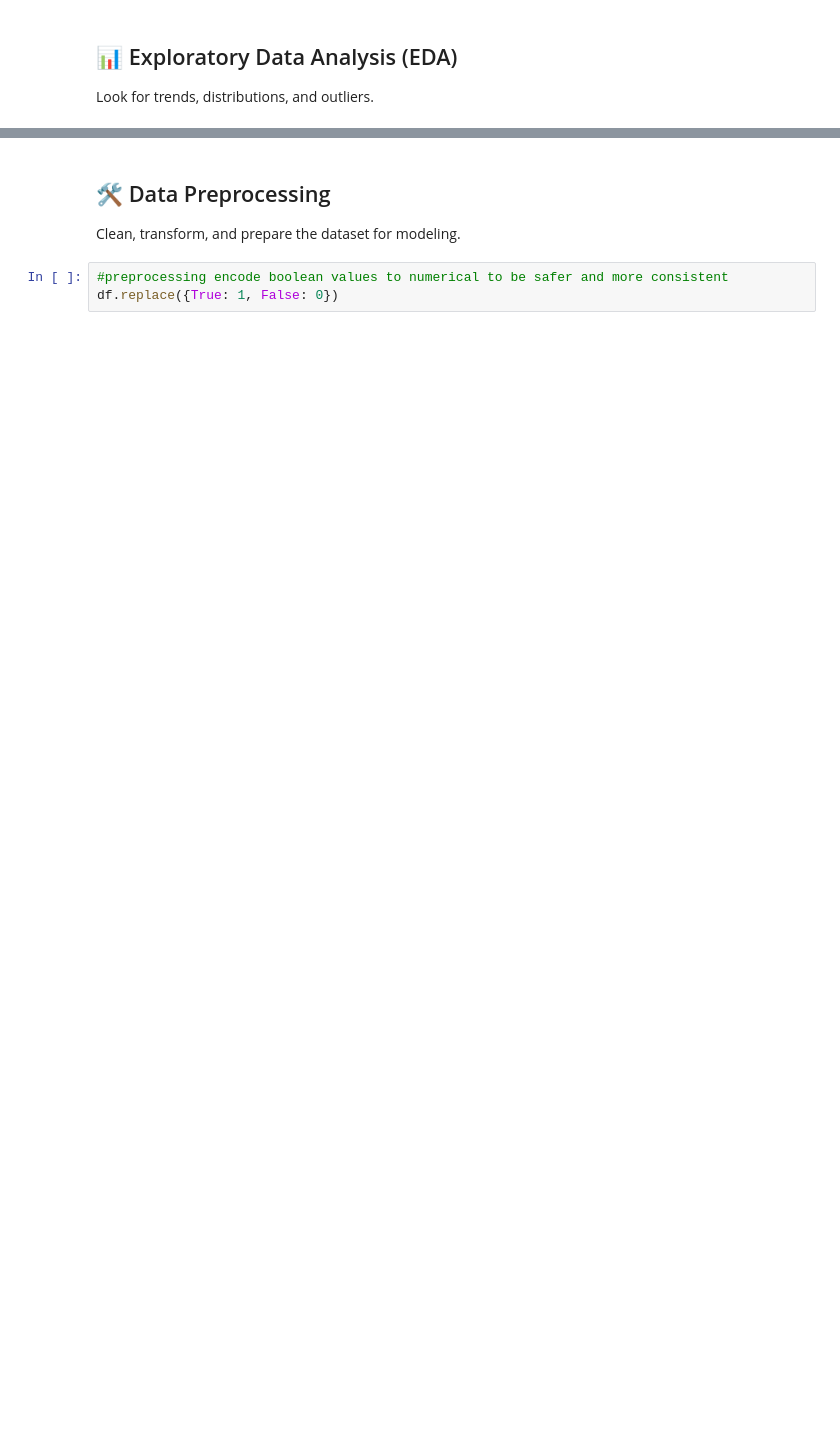
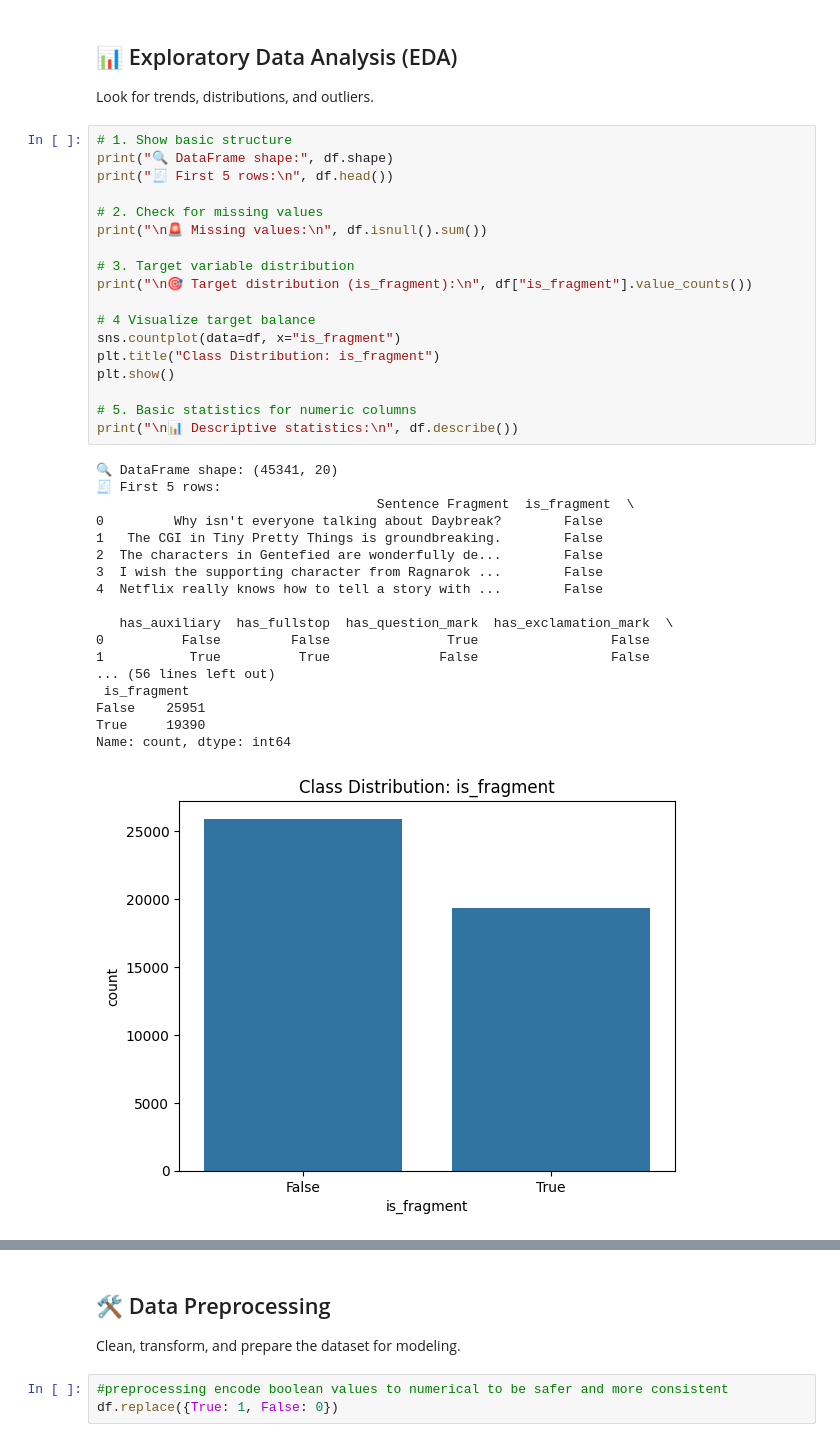
Before and after one commit to alaamer12/Fragma, a Jupyter notebook: notebooks/03_modeling_and_evaluation.ipynb, the cells around one changed output, grey strips where cells are left out. Drawn from its saved outputs; the diff is of its cells as text; blank space fills up the shorter version.

Commit message:
feat: update notebooks for fragment detection project

```diff
--- a/notebooks/03_modeling_and_evaluation.ipynb
+++ b/notebooks/03_modeling_and_evaluation.ipynb
@@ -67,3 +337,40 @@ df = pd.read_csv('processed_dataset.csv')
 ## 📊 Exploratory Data Analysis (EDA)
 
 Look for trends, distributions, and outliers.
+# %%
+# 1. Show basic structure
+print("🔍 DataFrame shape:", df.shape)
+print("🧾 First 5 rows:\n", df.head())
+
+# 2. Check for missing values
+print("\n🚨 Missing values:\n", df.isnull().sum())
+
+# 3. Target variable distribution
+print("\n🎯 Target distribution (is_fragment):\n", df["is_fragment"].value_counts())
+
+# 4 Visualize target balance
+sns.countplot(data=df, x="is_fragment")
+plt.title("Class Distribution: is_fragment")
+plt.show()
+
+# 5. Basic statistics for numeric columns
+print("\n📊 Descriptive statistics:\n", df.describe())
+# %% [output]
+🔍 DataFrame shape: (45341, 20)
+🧾 First 5 rows:
+                                    Sentence Fragment  is_fragment  \
+0         Why isn't everyone talking about Daybreak?        False
+1   The CGI in Tiny Pretty Things is groundbreaking.        False
+2  The characters in Gentefied are wonderfully de...        False
+3  I wish the supporting character from Ragnarok ...        False
+4  Netflix really knows how to tell a story with ...        False
+
+   has_auxiliary  has_fullstop  has_question_mark  has_exclamation_mark  \
+0          False         False               True                 False
+1           True          True              False                 False
+... (56 lines left out)
+ is_fragment
+False    25951
+True     19390
+Name: count, dtype: int64
+[figure, added]
```
Also changed, not shown: parts of 23 cells of this notebook, 3 other files.
